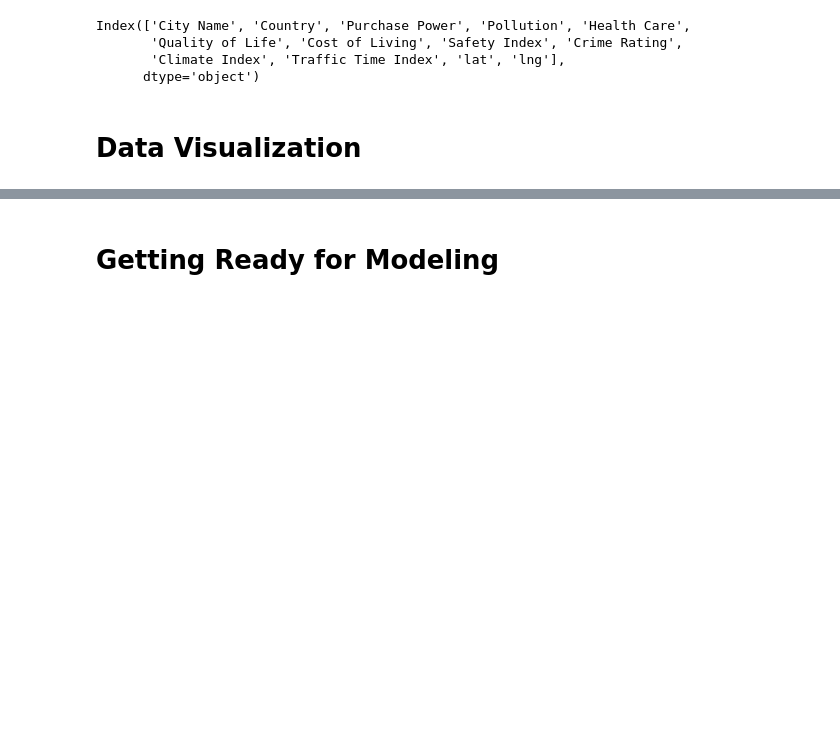
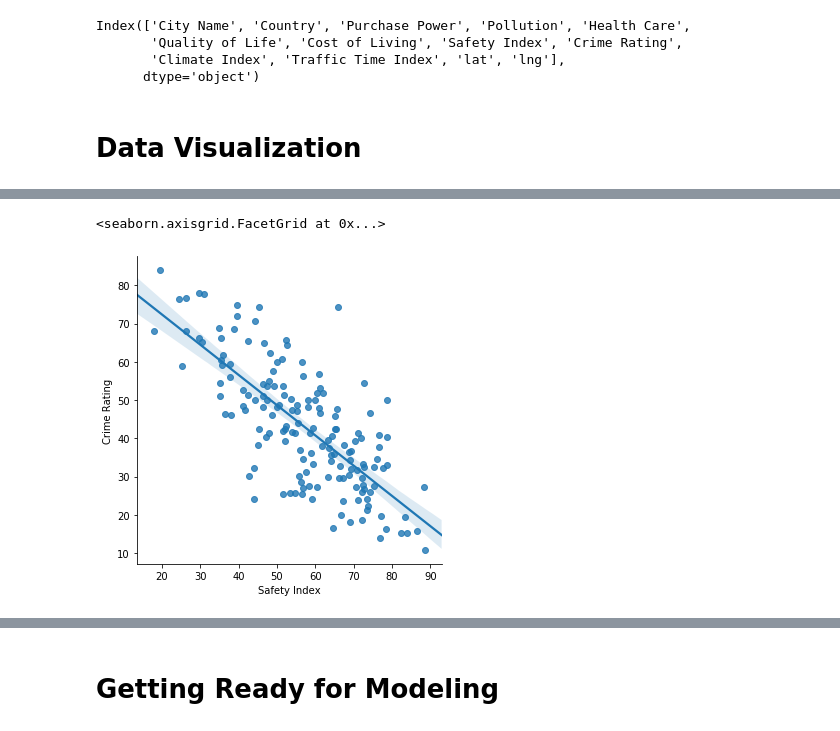
Before and after one commit to b3nb4ggs/tamudatathon2020, a Jupyter notebook: City Search/TAMU_Datathon.ipynb, the cells around one changed output, grey strips where cells are left out. Cells and saved outputs as stored; diff of their text form; code cells hidden in the pictures; blank space fills up the shorter version.

```diff
--- a/City Search/TAMU_Datathon.ipynb
+++ b/City Search/TAMU_Datathon.ipynb
@@ -204 +217,7 @@ Index(['City Name', 'Country', 'Purchase Power', 'Pollution', 'Health Care',
+# %%
+# Show the results of a linear regression within each dataset
+sb.lmplot(x="Safety Index", y="Crime Rating", data=merged_df)
+# %% [output]
+<seaborn.axisgrid.FacetGrid at 0x...>
+[figure, added]
 # %%
```
Also changed, not shown: parts of 9 cells of this notebook.
